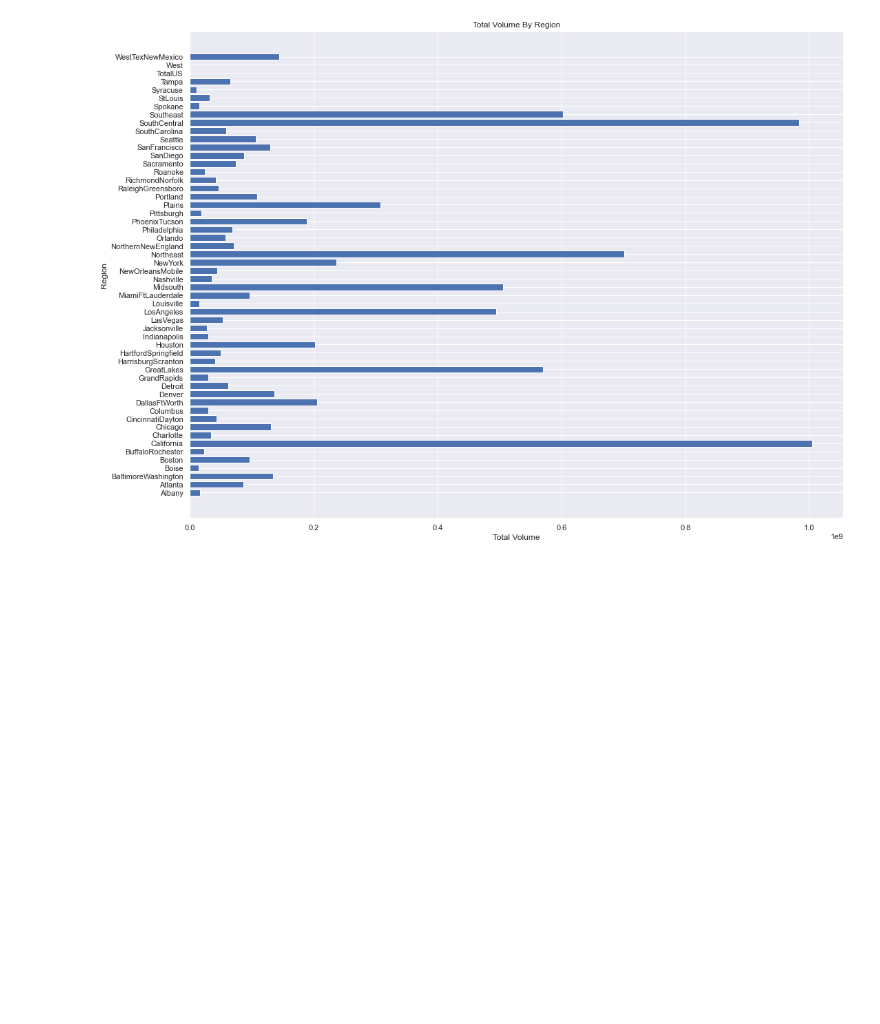
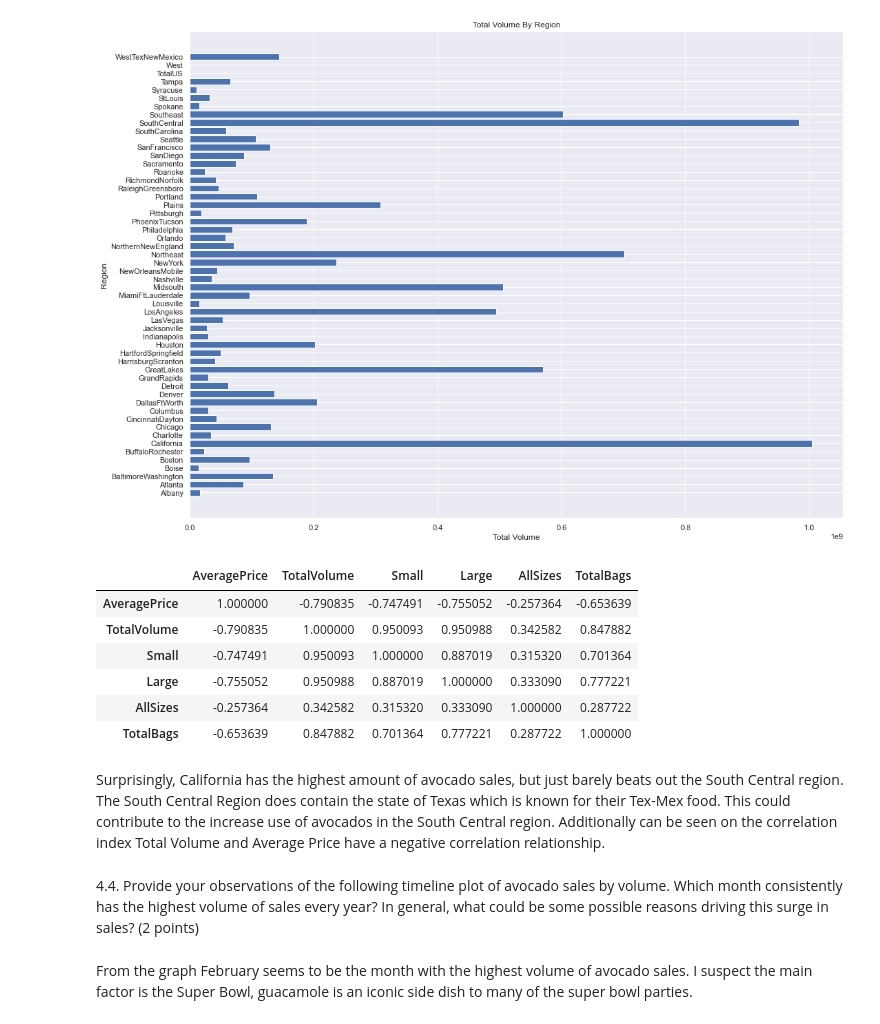
Before and after one commit to ivan-usd/refactored-octo-journey, a Jupyter notebook: notebooks/module3.ipynb, the cells around one changed output. Saved outputs shown, nothing was run; the diff lists cells and outputs as text; code cells hidden in the pictures; blank space fills up the shorter version.

```diff
--- a/notebooks/module3.ipynb
+++ b/notebooks/module3.ipynb
@@ -323,3 +465,23 @@ plt.xlabel('Total Volume')
 plt.show()
 # %% [output]
 [figure]
+# %%
+totalVolumeCali = avocado.loc[avocado['Region'] == 'California']
+totalVolumeCali.corr()
+# %% [output]
+|  | AveragePrice | TotalVolume | Small | Large | AllSizes | TotalBags |
+| AveragePrice | 1.000000 | -0.790835 | -0.747491 | -0.755052 | -0.257364 | -0.653639 |
+| TotalVolume | -0.790835 | 1.000000 | 0.950093 | 0.950988 | 0.342582 | 0.847882 |
+| Small | -0.747491 | 0.950093 | 1.000000 | 0.887019 | 0.315320 | 0.701364 |
+| Large | -0.755052 | 0.950988 | 0.887019 | 1.000000 | 0.333090 | 0.777221 |
+| AllSizes | -0.257364 | 0.342582 | 0.315320 | 0.333090 | 1.000000 | 0.287722 |
+| TotalBags | -0.653639 | 0.847882 | 0.701364 | 0.777221 | 0.287722 | 1.000000 |
+# %% [markdown]
+Surprisingly, California has the highest amount of avocado sales, but just barely beats out the South Central region. The South Central Region does contain the state of Texas which is known for their Tex-Mex food. This could contribute to the increase use of avocados in the South Central region. Additionally can be seen on the correlation index Total Volume and Average Price have a negative correlation relationship.
+# %% [markdown]
+4.4. Provide your observations of the following timeline plot of avocado sales by
+volume. Which month consistently has the highest volume of sales every year? In
+general, what could be some possible reasons driving this surge in sales? (2
+points)
+# %% [markdown]
+From the graph February seems to be the month with the highest volume of avocado sales. I suspect the main factor is the Super Bowl, guacamole is an iconic side dish to many of the super bowl parties.
```
Also changed, not shown: parts of 44 cells of this notebook.
